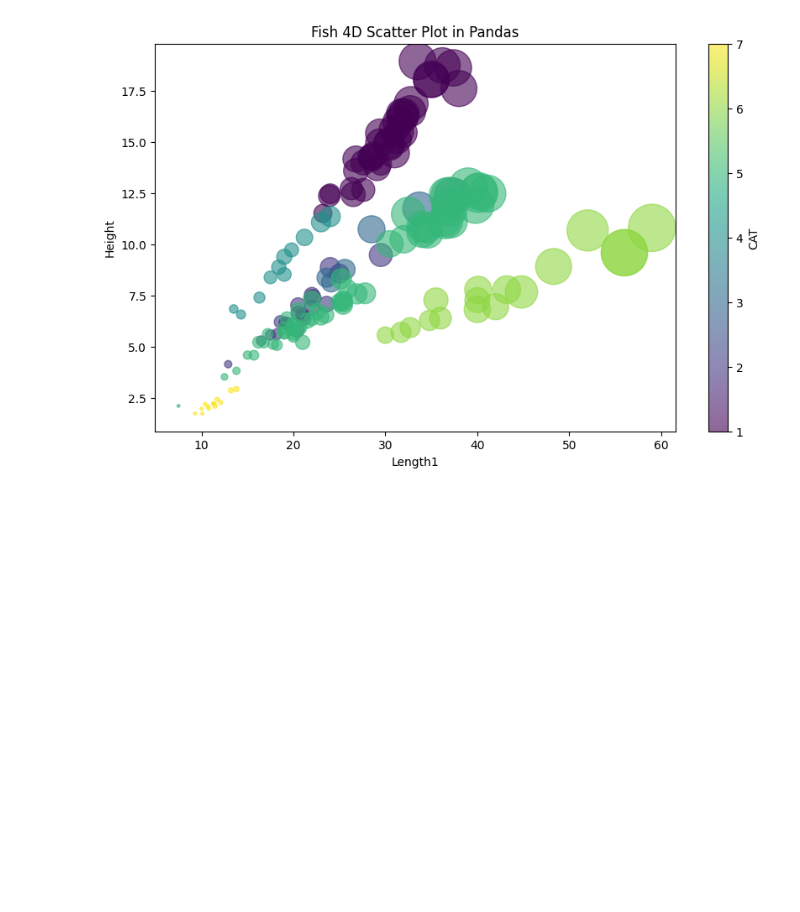
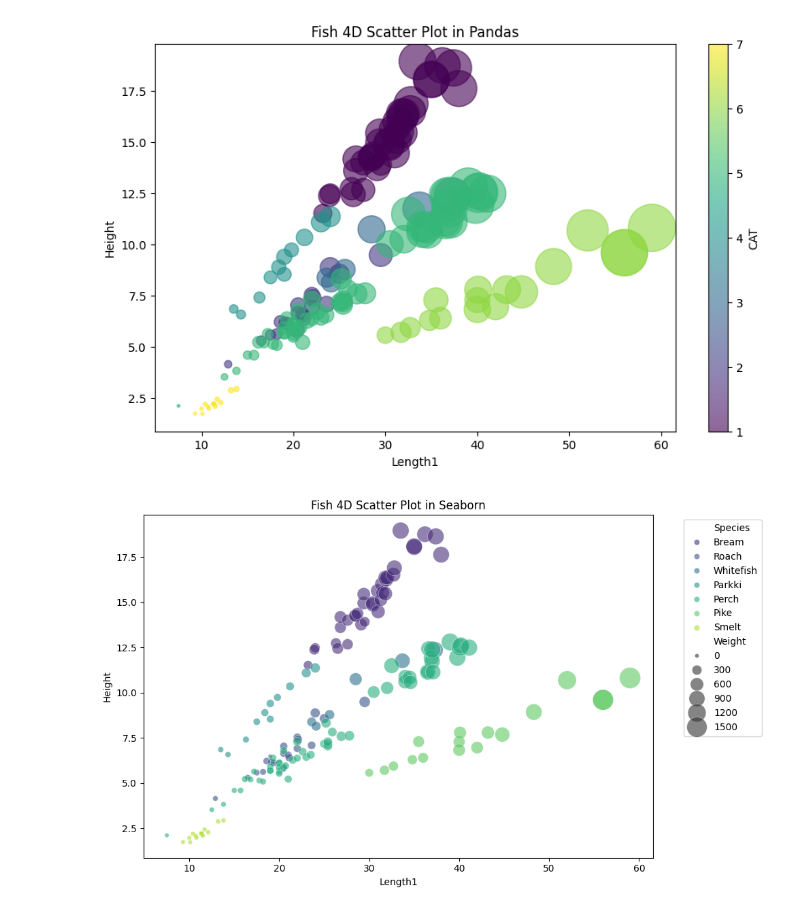
Before and after one commit to rjha/ai-training, a Jupyter notebook: notebooks/fish-classification.ipynb, the cells around one changed output. Cells and saved outputs as stored; diff of their text form; code cells hidden in the pictures; blank space fills up the shorter version.

```diff
--- a/notebooks/fish-classification.ipynb
+++ b/notebooks/fish-classification.ipynb
@@ -55,3 +58,30 @@ fish_df.plot.scatter(
 plt.show()
 # %% [output]
 [figure]
+# %%
+# Better approach with seaborne
+# show scatter plots with Species (text) names
+
+import matplotlib.pyplot as plt
+import seaborn as sns
+
+plt.figure(figsize=(10, 6))
+
+# Seaborn handles categorical text strings ('hue') and sizes ('size') automatically
+sns.scatterplot(
+    data=fish_df,
+    x='Length1',
+    y='Height',
+    hue='Species',            # 3rd dimension: Color (handles text natively)
+    size='Weight',         # 4th dimension: Bubble size
+    sizes=(20, 500),       # Control minimum and maximum bubble sizes
+    alpha=0.6,
+    palette='viridis'
+)
+
+plt.title("Fish 4D Scatter Plot in Seaborn")
+plt.legend(bbox_to_anchor=(1.05, 1), loc='upper left') # Moves legend outside plot
+plt.tight_layout()
+plt.show()
+# %% [output]
+[figure, added]
```
Also changed, not shown: parts of 2 cells of this notebook.
